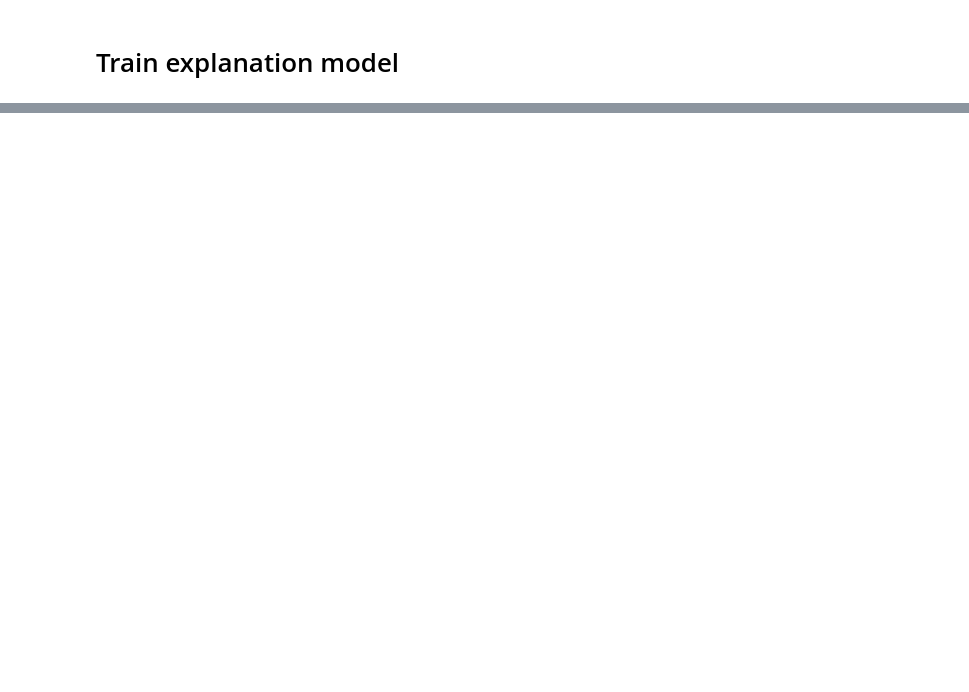
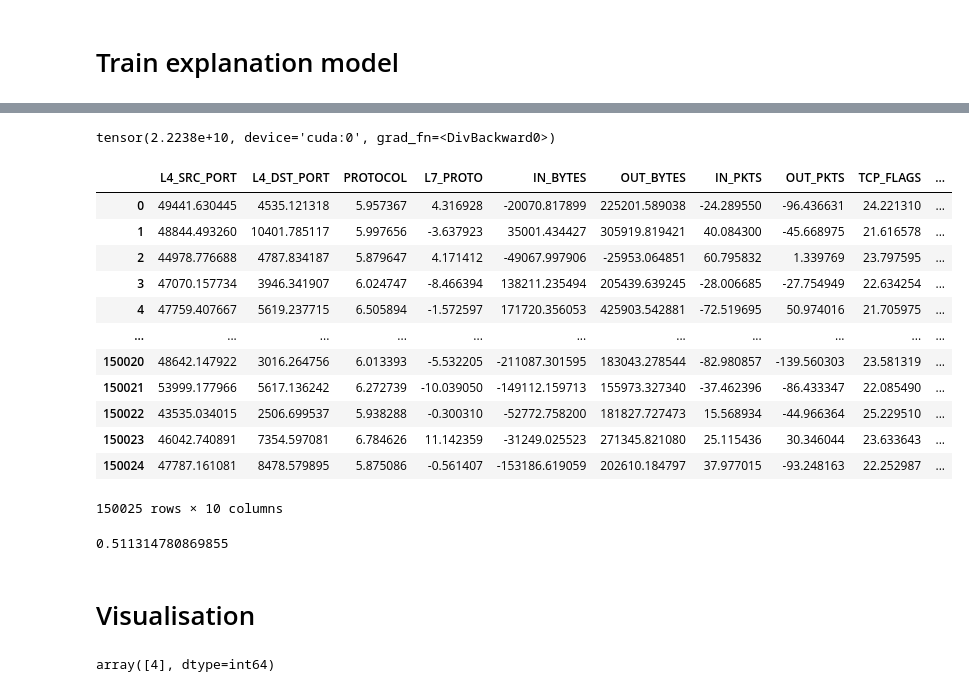
Before and after one commit to HOGGL/causal-ids, a Jupyter notebook: causal-ids.ipynb, the cells around one changed output, grey strips where cells are left out. Drawn from its saved outputs; the diff is of its cells as text; code cells hidden in the pictures; blank space fills up the shorter version.

```diff
--- a/causal-ids.ipynb
+++ b/causal-ids.ipynb
@@ -152,0 +93,10 @@ x_test, vae.reconstruct(x_test)
+# %%
+K = 2
+L = 8
+# %%
+X_train_norm = scaler.transform(X_train)
+train_loader = torch.utils.data.DataLoader(X_train_norm, batch_size=32)
+encoder = Encoder(X_train.shape[1], K+L)
+decoder = Decoder(X_train.shape[1], K+L)
+decoder.cuda()
+encoder.cuda();
@@ -152,0 +160,32 @@ x_test, vae.reconstruct(x_test)
+# %%
+train(True)
+# %% [output]
+tensor(2.2238e+10, device='cuda:0', grad_fn=<DivBackward0>)
+# %%
+X_test_norm = scaler.transform(X_test)
+# %%
+z, _, _ = encoder(torch.tensor(X_test_norm).cuda().float())
+X_test_hat = scaler.inverse_transform(decoder(z).cpu().detach())
+# %%
+df_test = pd.DataFrame(X_test_hat, columns=X.columns)
+df_test
+# %% [output]
+|  | L4_SRC_PORT | L4_DST_PORT | PROTOCOL | L7_PROTO | IN_BYTES | OUT_BYTES | IN_PKTS | OUT_PKTS | TCP_FLAGS | ... |
+| 0 | 49441.630445 | 4535.121318 | 5.957367 | 4.316928 | -20070.817899 | 225201.589038 | -24.289550 | -96.436631 | 24.221310 | ... |
+| 1 | 48844.493260 | 10401.785117 | 5.997656 | -3.637923 | 35001.434427 | 305919.819421 | 40.084300 | -45.668975 | 21.616578 | ... |
+| 2 | 44978.776688 | 4787.834187 | 5.879647 | 4.171412 | -49067.997906 | -25953.064851 | 60.795832 | 1.339769 | 23.797595 | ... |
+| 3 | 47070.157734 | 3946.341907 | 6.024747 | -8.466394 | 138211.235494 | 205439.639245 | -28.006685 | -27.754949 | 22.634254 | ... |
+| 4 | 47759.407667 | 5619.237715 | 6.505894 | -1.572597 | 171720.356053 | 425903.542881 | -72.519695 | 50.974016 | 21.705975 | ... |
+| ... | ... | ... | ... | ... | ... | ... | ... | ... | ... | ... |
+| 150020 | 48642.147922 | 3016.264756 | 6.013393 | -5.532205 | -211087.301595 | 183043.278544 | -82.980857 | -139.560303 | 23.581319 | ... |
+| 150021 | 53999.177966 | 5617.136242 | 6.272739 | -10.039050 | -149112.159713 | 155973.327340 | -37.462396 | -86.433347 | 22.085490 | ... |
+| 150022 | 43535.034015 | 2506.699537 | 5.938288 | -0.300310 | -52772.758200 | 181827.727473 | 15.568934 | -44.966364 | 25.229510 | ... |
+| 150023 | 46042.740891 | 7354.597081 | 6.784626 | 11.142359 | -31249.025523 | 271345.821080 | 25.115436 | 30.346044 | 23.633643 | ... |
+| 150024 | 47787.161081 | 8478.579895 | 5.875086 | -0.561407 | -153186.619059 | 202610.184797 | 37.977015 | -93.248163 | 22.252987 | ... |
+150025 rows × 10 columns
+# %%
+classifier.score(df_test, y_test)
+# %% [output]
+0.511314780869855
+# %% [markdown]
+# Visualisation
@@ -152,0 +197,4 @@ x_test, vae.reconstruct(x_test)
+# %%
+classifier.predict(scaler.inverse_transform(decoder(enc_z).cpu().detach().reshape(1,-1)))
+# %% [output]
+array([4], dtype=int64)
```
Also changed, not shown: parts of 37 cells of this notebook, 1 other file.
